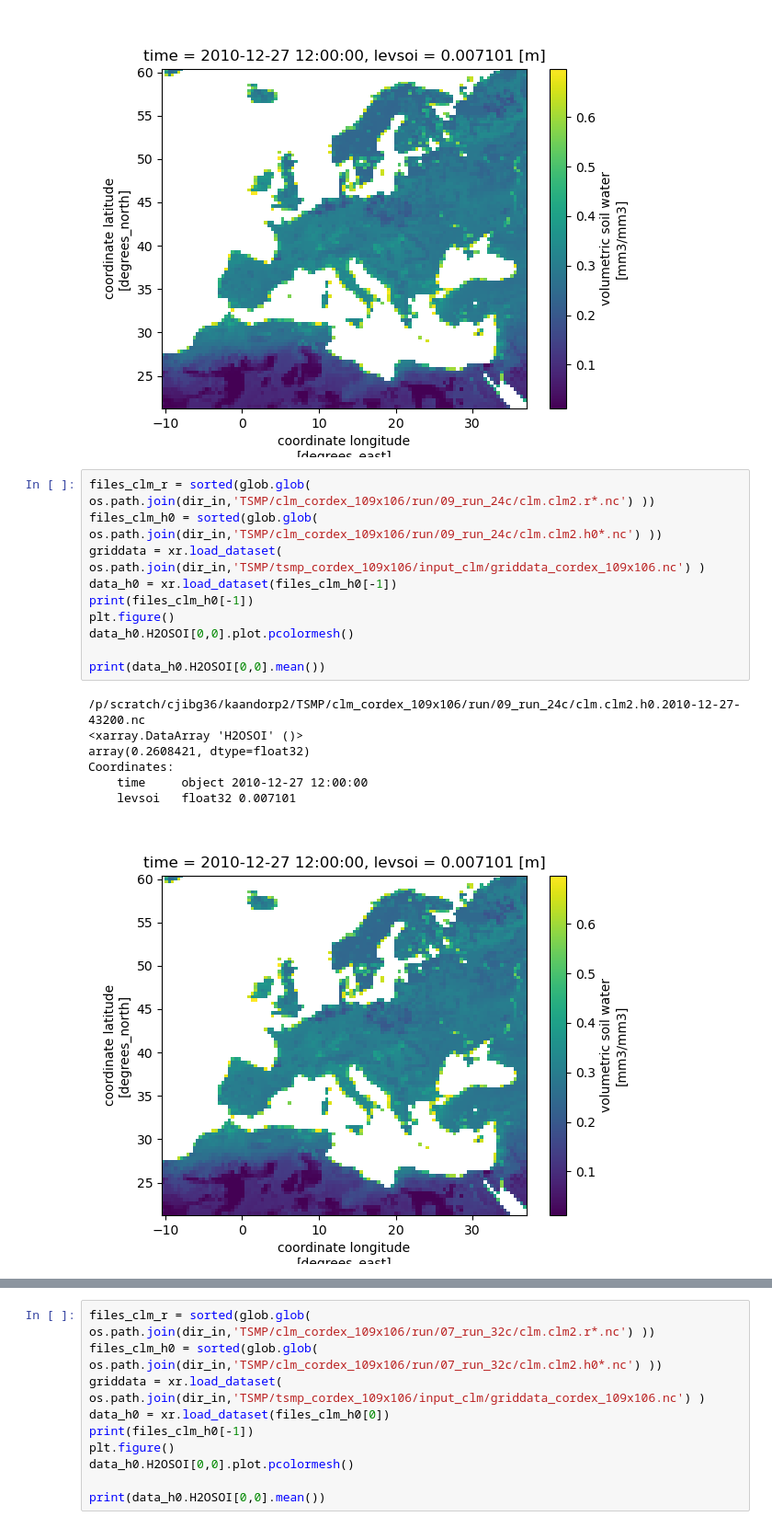
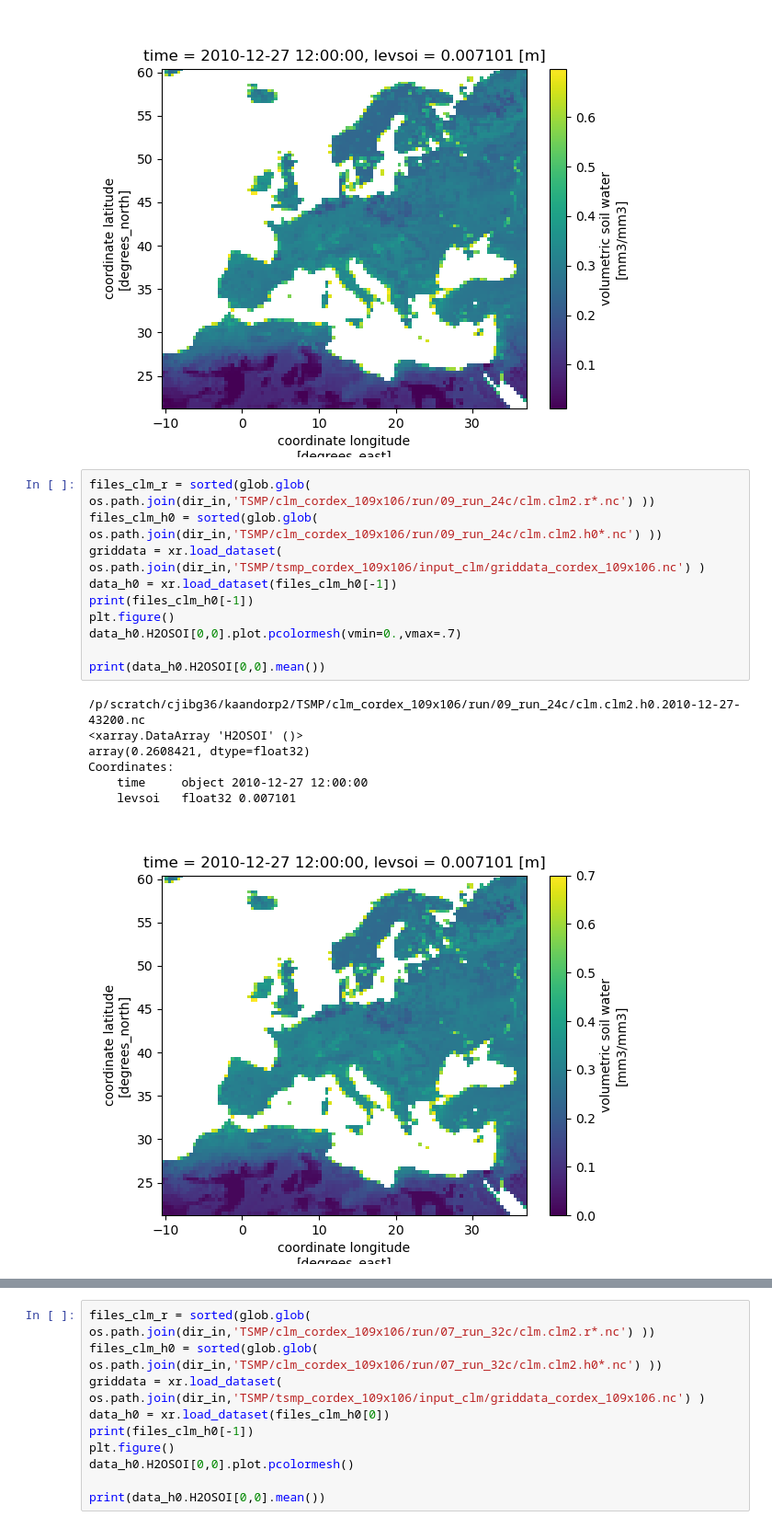
Before and after one commit to mikaelk/TSMP_tests, a Jupyter notebook: read_plot_CLM_output.ipynb, the cells around one changed output, grey strips where cells are left out. Shown at 92% size. Drawn from its saved outputs; the diff is of its cells as text.

```diff
--- a/read_plot_CLM_output.ipynb
+++ b/read_plot_CLM_output.ipynb
@@ -32,19 +32,19 @@ Coordinates:
 # %%
 files_clm_r = sorted(glob.glob( os.path.join(dir_in,'TSMP/clm_cordex_109x106/run/09_run_24c/clm.clm2.r*.nc') ))
 files_clm_h0 = sorted(glob.glob( os.path.join(dir_in,'TSMP/clm_cordex_109x106/run/09_run_24c/clm.clm2.h0*.nc') ))
 griddata = xr.load_dataset( os.path.join(dir_in,'TSMP/tsmp_cordex_109x106/input_clm/griddata_cordex_109x106.nc') )
 data_h0 = xr.load_dataset(files_clm_h0[-1])
 print(files_clm_h0[-1])
 plt.figure()
-data_h0.H2OSOI[0,0].plot.pcolormesh()
+data_h0.H2OSOI[0,0].plot.pcolormesh(vmin=0.,vmax=.7)
 
 print(data_h0.H2OSOI[0,0].mean())
 # %% [output]
 /p/scratch/cjibg36/kaandorp2/TSMP/clm_cordex_109x106/run/09_run_24c/clm.clm2.h0.2010-12-27-43200.nc
 <xarray.DataArray 'H2OSOI' ()>
 array(0.2608421, dtype=float32)
 Coordinates:
     time     object 2010-12-27 12:00:00
     levsoi   float32 0.007101
-[figure, old version]
+[figure, new version]
 # %%
```
Also changed, not shown: parts of 5 cells of this notebook, 8 other files.
